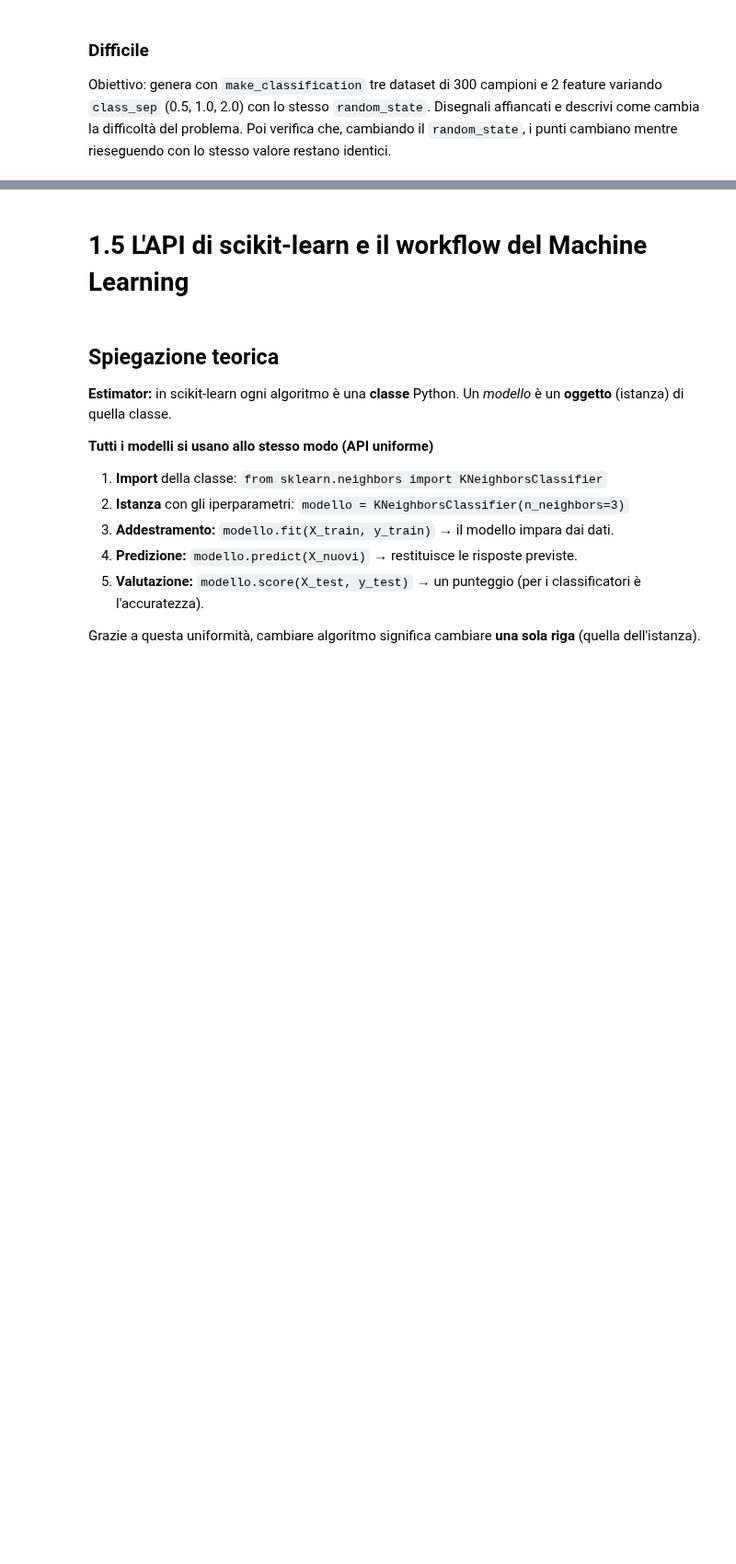
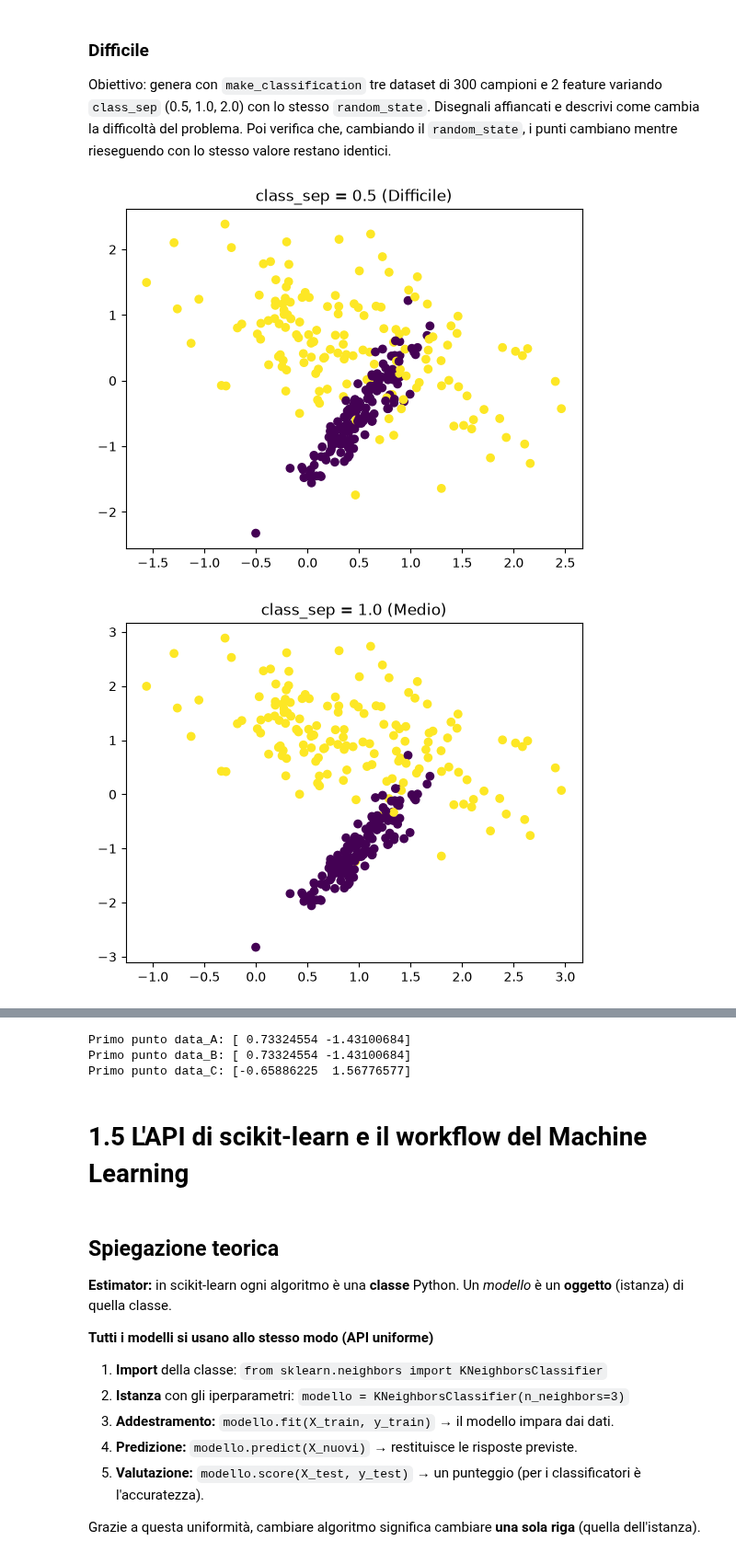
Before and after one commit to davidefioretti94-netizen/deposito_fioretti, a Jupyter notebook: lunedì_26/giorno-1-fondamenti-ml.ipynb, the cells around one changed output, grey strips where cells are left out. Shown at 92% size. Saved outputs shown, nothing was run; the diff lists cells and outputs as text; code cells hidden in the pictures; blank space fills up the shorter version.

```diff
--- a/lunedì_26/giorno-1-fondamenti-ml.ipynb
+++ b/lunedì_26/giorno-1-fondamenti-ml.ipynb
@@ -495,0 +645,33 @@ Obiettivo: genera con `make_classification` tre dataset di 300 campioni e 2 feat
+# %%
+# Scrivi qui la tua soluzione
+import matplotlib.pyplot as plt  # Importo la libreria per disegnare i grafici
+from sklearn.datasets import make_classification  # Importo la funzione per generare il dataset di classificazione
+
+X1, y1 = make_classification(n_samples=300, n_features=2, n_redundant=0, n_clusters_per_class=1, class_sep=0.5, random_state=42)  # Genero il primo dataset con separazione 0.5 (molto sovrapposto)
+X2, y2 = make_classification(n_samples=300, n_features=2, n_redundant=0, n_clusters_per_class=1, class_sep=1.0, random_state=42)  # Genero il secondo dataset con separazione 1.0 (media)
+X3, y3 = make_classification(n_samples=300, n_features=2, n_redundant=0, n_clusters_per_class=1, class_sep=2.0, random_state=42)  # Genero il terzo dataset con separazione 2.0 (ben separato)
+#n_redundant=0: Dice a Python di non creare colonne inutili o doppie feature ridondanti che si basano sulle altre
+#n_clusters_per_class=1: Significa che ogni classe forma un solo blocco concentrato
+
+plt.scatter(X1[:, 0], X1[:, 1], c=y1)  # Disegno i punti del primo dataset (difficile da separare)
+plt.title("class_sep = 0.5 (Difficile)")  # Imposto il titolo del primo grafico
+plt.show()  # Mostro il primo grafico a schermo
+
+plt.scatter(X2[:, 0], X2[:, 1], c=y2)  # Disegno i punti del secondo dataset (difficoltà media)
+plt.title("class_sep = 1.0 (Medio)")  # Imposto il titolo del secondo grafico
+plt.show()  # Mostro il secondo grafico a schermo
+
+plt.scatter(X3[:, 0], X3[:, 1], c=y3)  # Disegno i punti del terzo dataset (facile da separare)
+plt.title("class_sep = 2.0 (Facile)")  # Imposto il titolo del terzo grafico
+plt.show()  # Mostro il terzo grafico a schermo
+
+data_A, _ = make_classification(n_samples=300, n_features=2, n_redundant=0, n_clusters_per_class=1, random_state=42)  # Genero un dataset col seed 42
+data_B, _ = make_classification(n_samples=300, n_features=2, n_redundant=0, n_clusters_per_class=1, random_state=42)  # Rigenero il dataset con lo stesso seed 42
+data_C, _ = make_classification(n_samples=300, n_features=2, n_redundant=0, n_clusters_per_class=1, random_state=99)  # Genero un altro dataset cambiando seed a 99
+
+print("Primo punto data_A:", data_A[0])  # Stampo le coordinate del primo punto generato con seed 42
+print("Primo punto data_B:", data_B[0])  # Stampo le coordinate del primo punto con seed 42 (sarà identico al primo)
+print("Primo punto data_C:", data_C[0])  # Stampo le coordinate del primo punto con seed 99 (sarà diverso)
+# %% [output]
+[figure, added]
+[figure, added]
@@ -496,3 +679,6 @@ Obiettivo: genera con `make_classification` tre dataset di 300 campioni e 2 feat
+Primo punto data_A: [ 0.73324554 -1.43100684]
+Primo punto data_B: [ 0.73324554 -1.43100684]
+Primo punto data_C: [-0.65886225  1.56776577]
 # %% [markdown]
 # 1.5 L'API di scikit-learn e il workflow del Machine Learning
 # %% [markdown]
```
Also changed, not shown: parts of 35 cells of this notebook.
